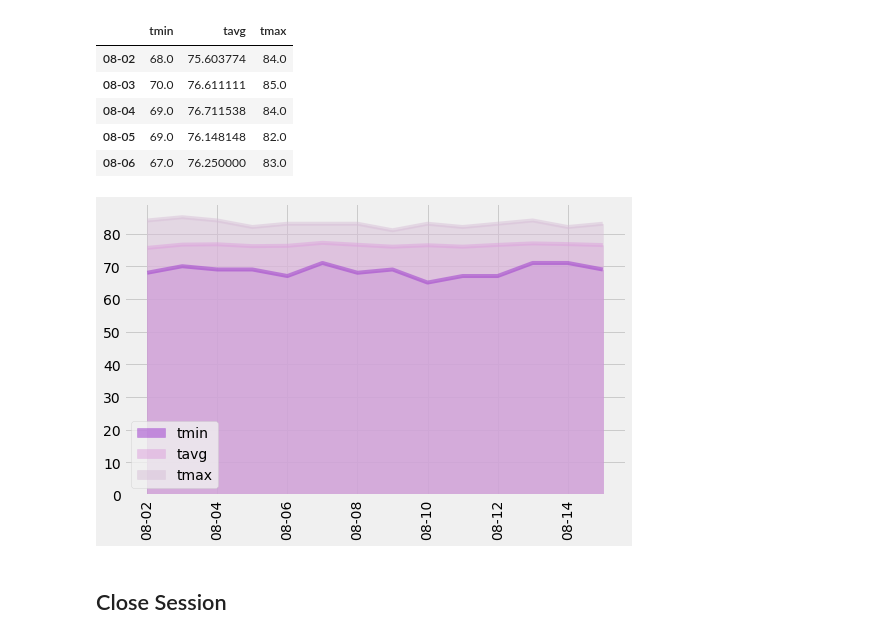
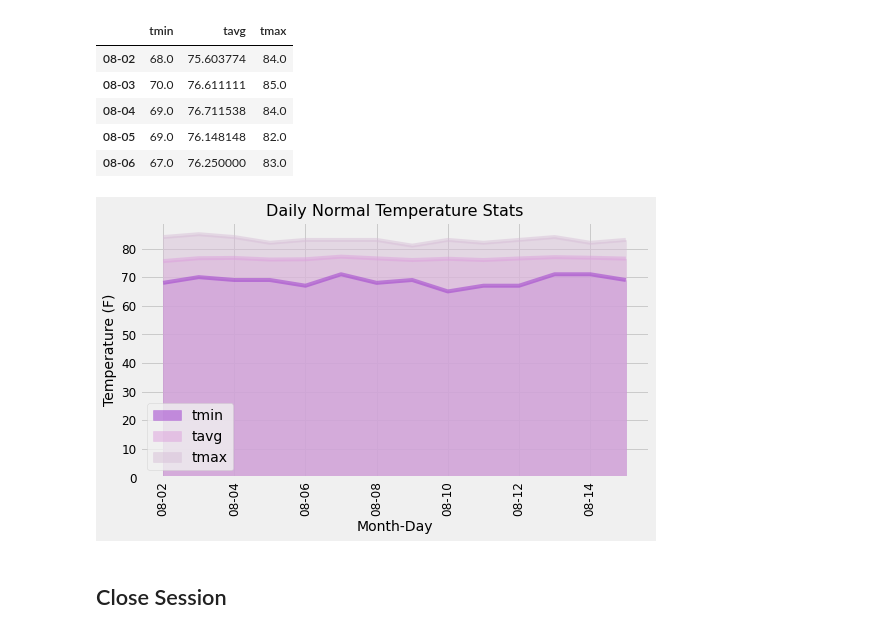
Before and after one commit to kmspitzer/Hawaii-Weather-Station-Analysis, a Jupyter notebook: temp_analysis_bonus_2.ipynb, the cells around one changed output. Saved outputs shown, nothing was run; the diff lists cells and outputs as text; code cells hidden in the pictures.

```diff
--- a/temp_analysis_bonus_2.ipynb
+++ b/temp_analysis_bonus_2.ipynb
@@ -133,20 +174,22 @@ daily_normals("01-01")
 # push each tuple of calculations into a list called `normals`
 
 # Set the start and end date of the trip
-start_date = '2014-08-02'
-end_date = '2014-08-15'
+start_date = "2016-08-02"
+end_date = "2016-08-15"
 
 date_list = []
 # Use the start and end date to create a range of dates
 curr_date = start_date
+
 while str(curr_date) <= str(end_date):
+    # break the date into its elements
     date_split = str(curr_date).split("-")
+
+    # append only the month and day to our date list
     date_list.append(f"{date_split[1]}-{date_split[2]}")
+
+    # increment the day by 1
     curr_date = dt.date(int(date_split[0]), int(date_split[1]), int(date_split[2])) + dt.timedelta(days=1)
-
-
-
-# Strip off the year and save a list of strings in the format %m-%d
 
 
 # Use the `daily_normals` function to calculate the normals for each date string
@@ -169,10 +213,23 @@ df.head()
 # %%
 # Plot the daily normals as an area plot with `stacked=False`
 colors = ["darkorchid", "plum", "thistle"]
 df.plot.area(stacked=False, rot=90, color=colors, figsize=(8, 5))
+
+# set title and axis labels
+plt.title("Daily Normal Temperature Stats", fontsize=16)
+plt.xlabel("Month-Day", fontsize=14)
+plt.ylabel("Temperature (F)", fontsize=14)
+
+# set font size for our tick labels
+plt.xticks(fontsize=12)
+plt.yticks(fontsize=12)
+
+# write the chart to a file and display
+plt.tight_layout()
+plt.savefig("output/dailynormals_area.png")
 plt.show()
 # %% [output]
-[figure, old version]
+[figure, new version]
 # %% [markdown]
 ## Close Session
 # %%
```
Also changed, not shown: parts of 6 cells of this notebook, 5 other files.
